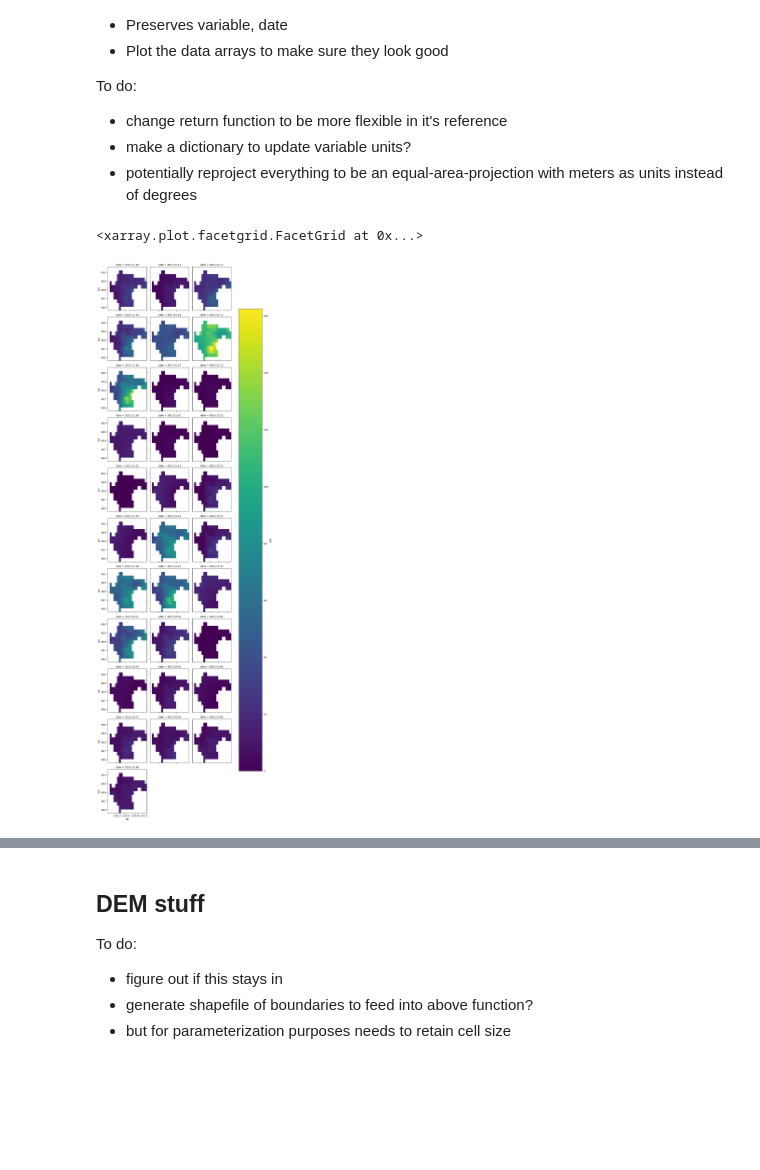
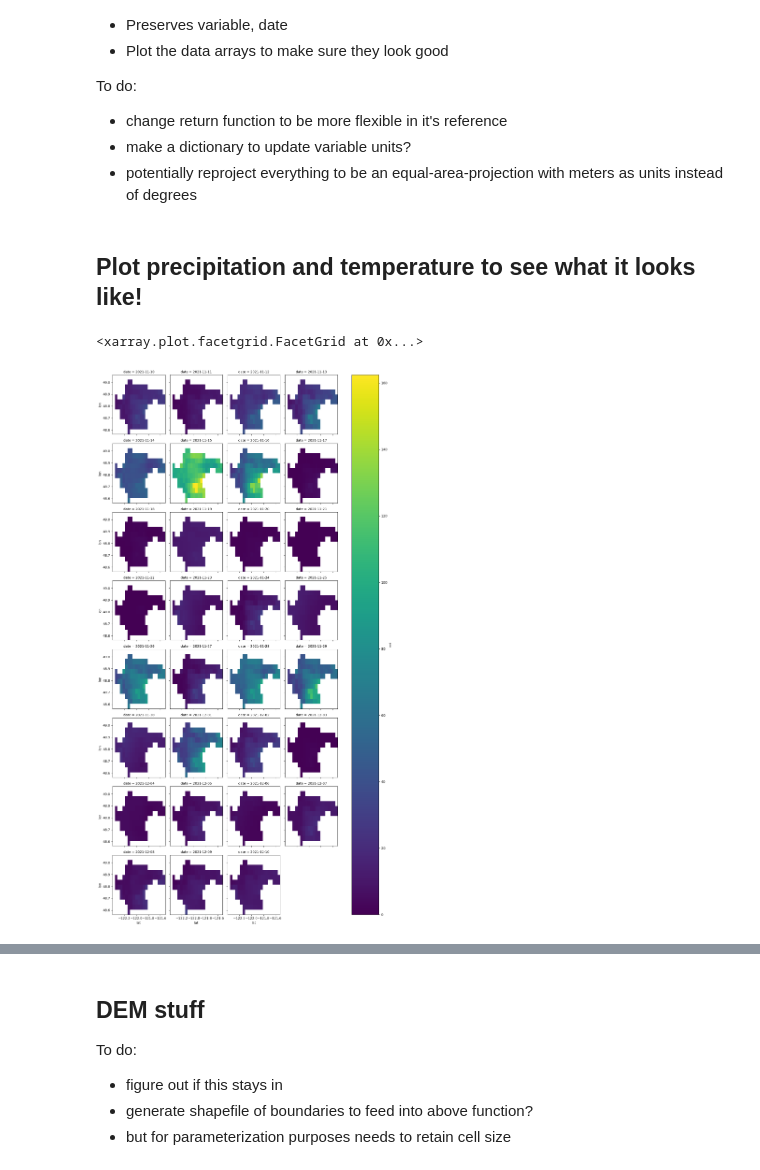
Before and after one commit to UW-GDA/flood_mass_balance_Nooksack, a Jupyter notebook: data_download.ipynb, the cells around one changed output, grey strips where cells are left out. Drawn from its saved outputs; the diff is of its cells as text; code cells hidden in the pictures; blank space fills up the shorter version.

```diff
--- a/data_download.ipynb
+++ b/data_download.ipynb
@@ -155,6 +156,8 @@ test_file_ppt, test_file_tmean = get_weather_for_watershed('2021-11-10', '2021-1
+# %% [markdown]
+## Plot precipitation and temperature to see what it looks like!
 # %%
-test_file_ppt['ppt'].isel(date=slice(0, 31, 1)).plot.imshow(col = 'date', col_wrap = 3)
+test_file_ppt['ppt'].isel(date=slice(0, 31, 1)).plot.imshow(col = 'date', col_wrap = 4)
 # %% [output]
 <xarray.plot.facetgrid.FacetGrid at 0x...>
-[figure, old version]
+[figure, new version]
 # %%
```
Also changed, not shown: parts of 4 cells of this notebook.
